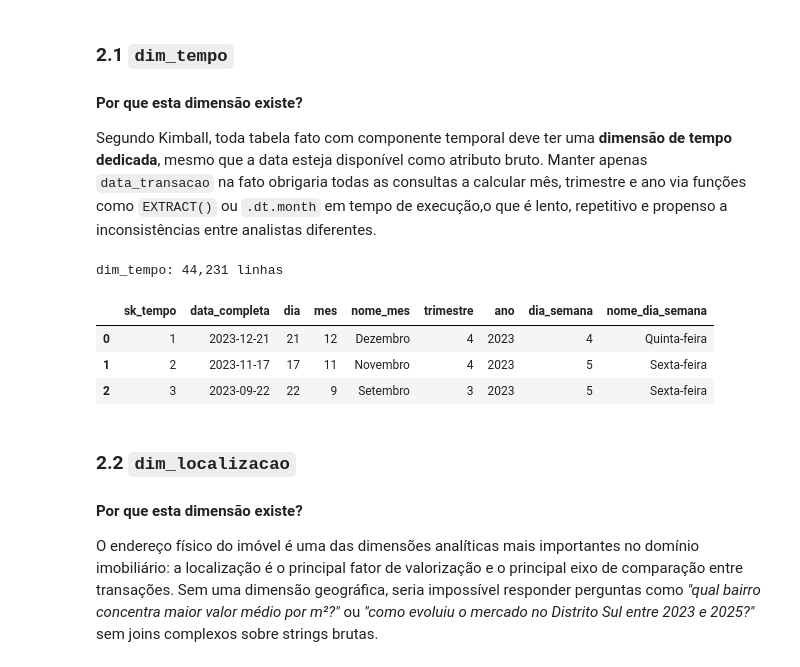
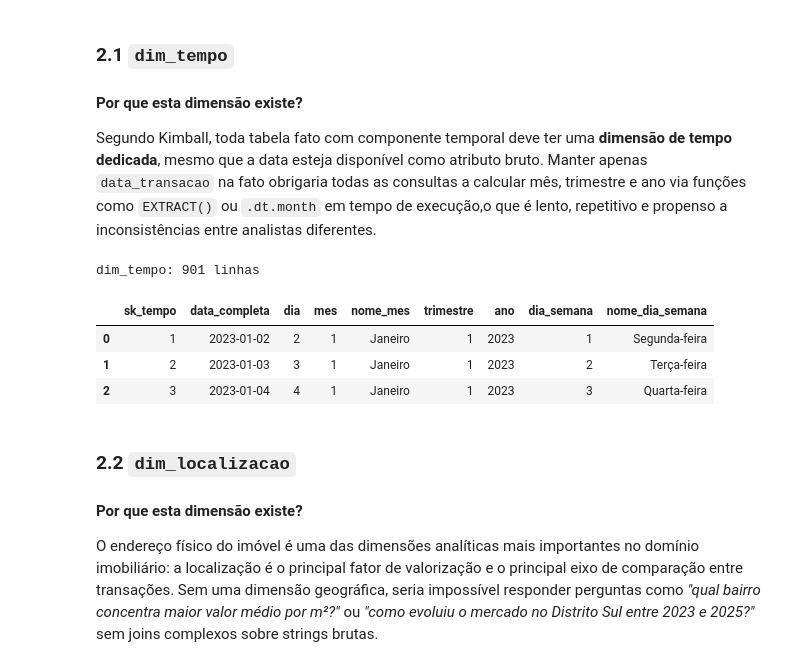
Before and after one commit to Iago-Coutinho/Grupo1-BD-Int.-de-dados, a Jupyter notebook: Tratamento/ETL.ipynb, the cells around one changed output. Saved outputs shown, nothing was run; the diff lists cells and outputs as text; code cells hidden in the pictures.

```diff
--- a/Tratamento/ETL.ipynb
+++ b/Tratamento/ETL.ipynb
@@ -1533,40 +1530,45 @@ Segundo Kimball, toda tabela fato com componente temporal deve ter uma **dimens
 # %%
 MESES_PT = {
     1: 'Janeiro', 2: 'Fevereiro', 3: 'Março',    4: 'Abril',
     5: 'Maio',    6: 'Junho',     7: 'Julho',     8: 'Agosto',
     9: 'Setembro',10: 'Outubro', 11: 'Novembro', 12: 'Dezembro'
 }
 
 DIAS_SEMANA_PT = {
     0: 'Segunda-feira', 1: 'Terça-feira',  2: 'Quarta-feira',
     3: 'Quinta-feira',  4: 'Sexta-feira',  5: 'Sábado', 6: 'Domingo'
 }
 
-datas_unicas = df['data_transacao']
+datas_unicas = (
+    df[['data_transacao']]
+    .drop_duplicates()
+    .sort_values('data_transacao')
+    .reset_index(drop=True)
+)
 
-dim_tempo = pd.DataFrame({'data_completa': datas_unicas})
-dim_tempo = dim_tempo.reset_index(drop=True)
+dim_tempo = datas_unicas.rename(columns={'data_transacao': 'data_completa'})
+
 
 dim_tempo['dia']             = dim_tempo['data_completa'].dt.day
 dim_tempo['mes']             = dim_tempo['data_completa'].dt.month
 dim_tempo['nome_mes']        = dim_tempo['mes'].map(MESES_PT)
 dim_tempo['trimestre']       = dim_tempo['data_completa'].dt.quarter
 dim_tempo['ano']             = dim_tempo['data_completa'].dt.year
 dim_tempo['dia_semana']      = dim_tempo['data_completa'].dt.dayofweek + 1
 dim_tempo['nome_dia_semana'] = (dim_tempo['data_completa'].dt.dayofweek
                                  .map(DIAS_SEMANA_PT))
 
 
 dim_tempo.insert(0, 'sk_tempo', range(1, len(dim_tempo) + 1))
 
 print(f'dim_tempo: {len(dim_tempo):,} linhas')
 dim_tempo.head(3)
 # %% [output]
-dim_tempo: 44,231 linhas
+dim_tempo: 901 linhas
 |  | sk_tempo | data_completa | dia | mes | nome_mes | trimestre | ano | dia_semana | nome_dia_semana |
-| 0 | 1 | 2023-12-21 | 21 | 12 | Dezembro | 4 | 2023 | 4 | Quinta-feira |
-| 1 | 2 | 2023-11-17 | 17 | 11 | Novembro | 4 | 2023 | 5 | Sexta-feira |
-| 2 | 3 | 2023-09-22 | 22 | 9 | Setembro | 3 | 2023 | 5 | Sexta-feira |
+| 0 | 1 | 2023-01-02 | 2 | 1 | Janeiro | 1 | 2023 | 1 | Segunda-feira |
+| 1 | 2 | 2023-01-03 | 3 | 1 | Janeiro | 1 | 2023 | 2 | Terça-feira |
+| 2 | 3 | 2023-01-04 | 4 | 1 | Janeiro | 1 | 2023 | 3 | Quarta-feira |
 # %% [markdown]
 ### 2.2 `dim_localizacao`
 
```
Also changed, not shown: parts of 29 cells of this notebook.
